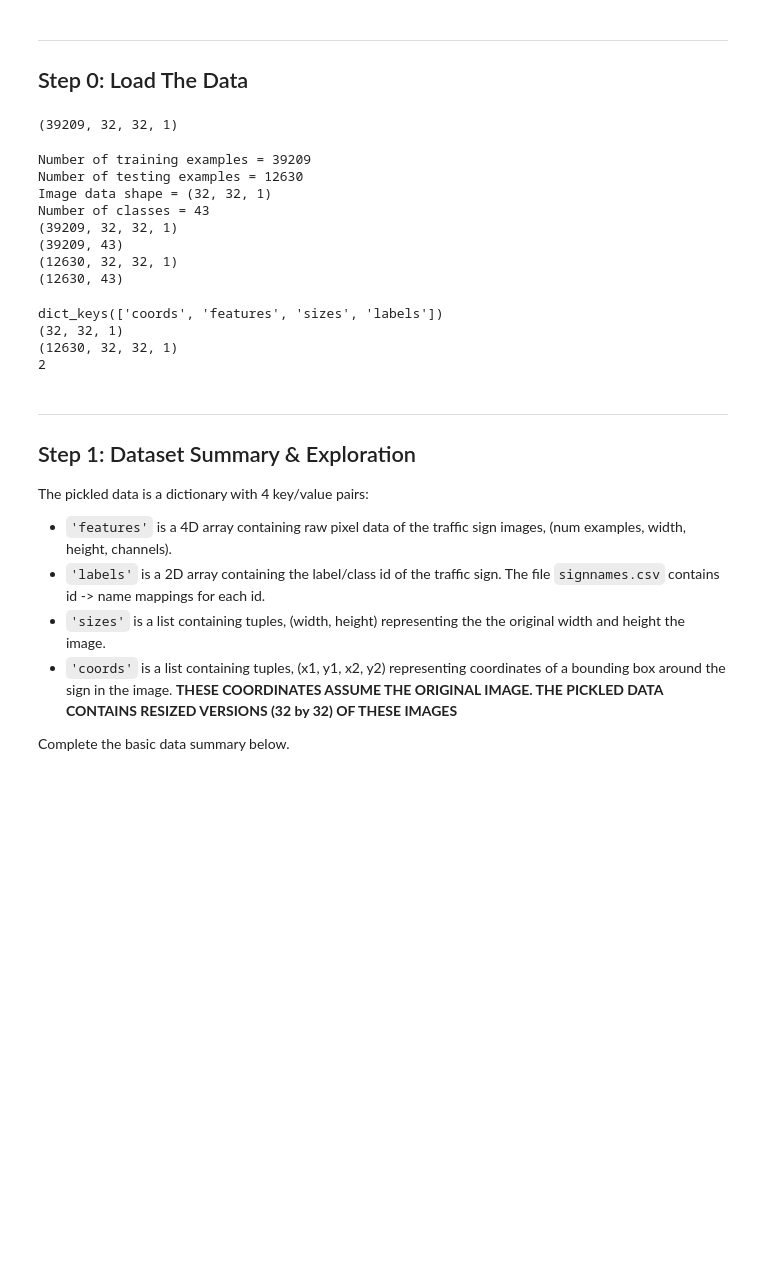
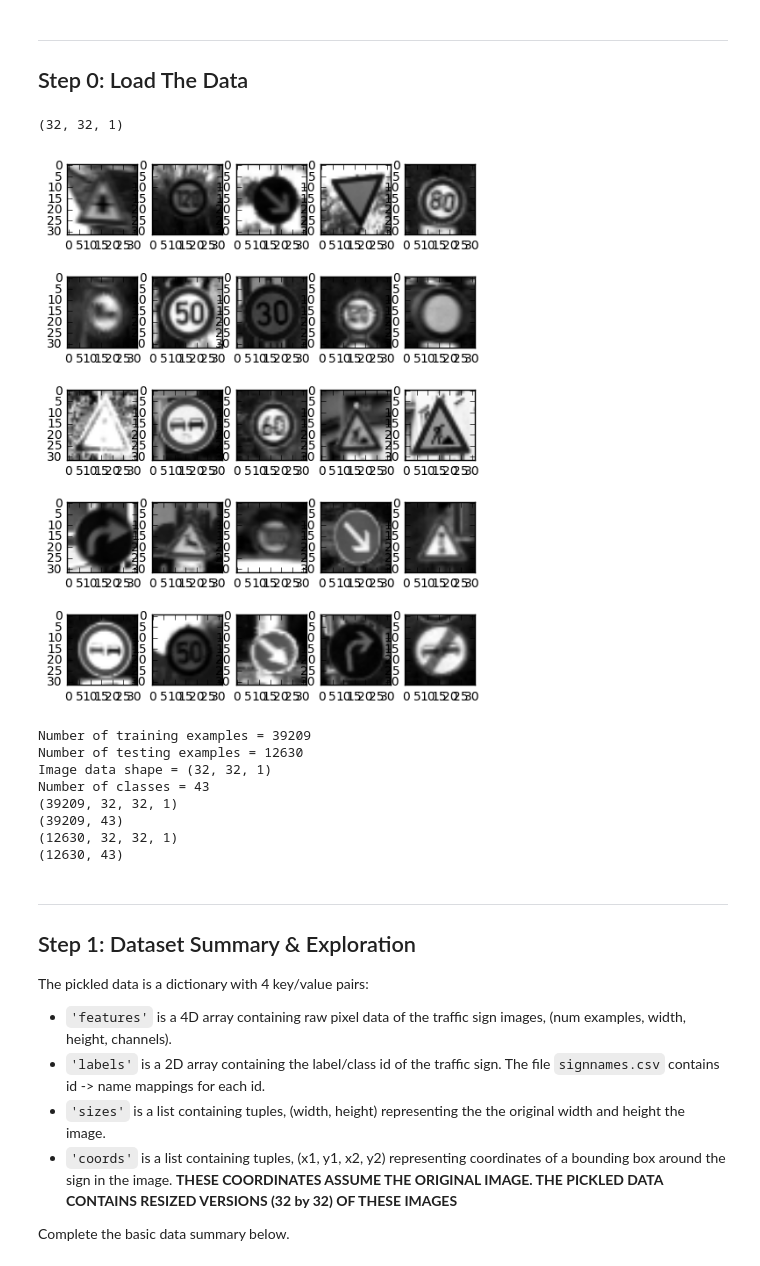
Before and after one commit to sarchak/self_driving_car, a Jupyter notebook: CarND-Traffic-Signs/Traffic_Signs_Recognition.ipynb, the cells around one changed output. Saved outputs shown, nothing was run; the diff lists cells and outputs as text; code cells hidden in the pictures; blank space fills up the shorter version.

```diff
--- a/CarND-Traffic-Signs/Traffic_Signs_Recognition.ipynb
+++ b/CarND-Traffic-Signs/Traffic_Signs_Recognition.ipynb
@@ -54,4 +36,0 @@ X_test = rgb2gray(X_test).reshape(-1, 32, 32, 1)
-# %%
-def shuffle(data):
-# %% [output]
-(39209, 32, 32, 1)
@@ -58,3 +96,26 @@ def shuffle(data):
+# %%
+sample = np.arange(1,X_train.shape[0])
+np.random.shuffle(sample)
+sample = sample[:25]
+# %%
+print(X_train[0].shape)
+plt.figure(figsize=(6,8))
+gs1 = gridspec.GridSpec(5, 5)
+for i in range(0,25):
+    ax1 = plt.subplot(gs1[i])
+    plt.subplot(5,5,i+1)
+    plt.imshow(X_train[sample[i]].reshape(32, 32), cmap='gray')
+
+plt.show()
+# gs2 = gridspec.GridSpec(5, 5)
+# for i in range(0,25):
+#     ax1 = plt.subplot(gs2[i])
+#     plt.subplot(5,5,i+1)
+#     plt.imshow(transform_image(X_train[sample[i]],20,10,5), cmap='gray')
+# plt.show()
+# %% [output]
+(32, 32, 1)
+[figure, added]
 # %%
 ### Preprocess the data here.
 ### Feel free to use as many code cells as needed.
@@ -104,16 +165,6 @@ Number of classes = 43
 (39209, 43)
 (12630, 32, 32, 1)
 (12630, 43)
-# %%
-print(train.keys())
-print(X_train[0].shape)
-print(X_test.shape)
-print(len(np.unique(y_train)))
-# %% [output]
-dict_keys(['coords', 'features', 'sizes', 'labels'])
-(32, 32, 1)
-(12630, 32, 32, 1)
-2
 # %% [markdown]
 ---
 
```
Also changed, not shown: parts of 5 cells of this notebook, 1 other file.
